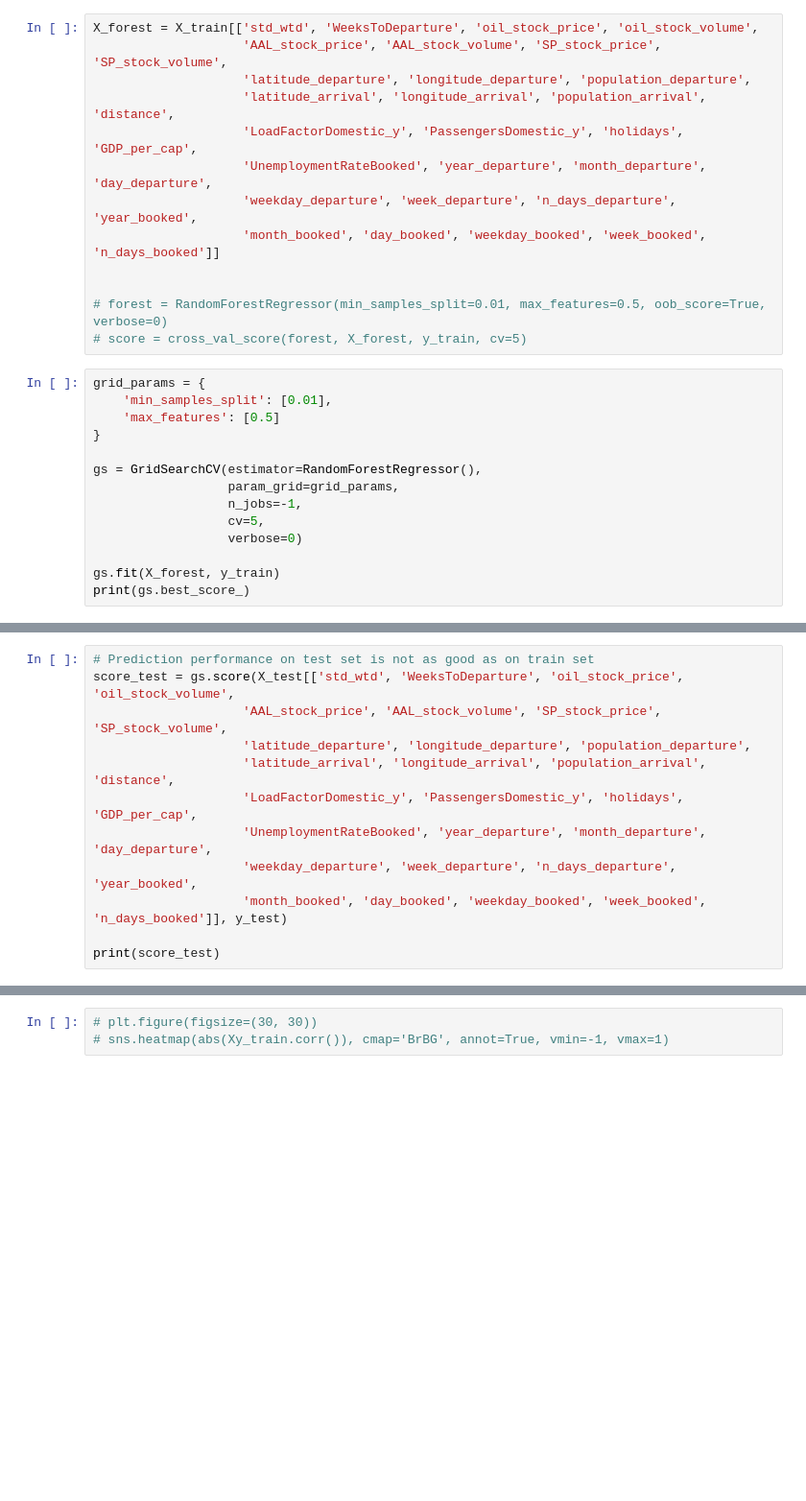
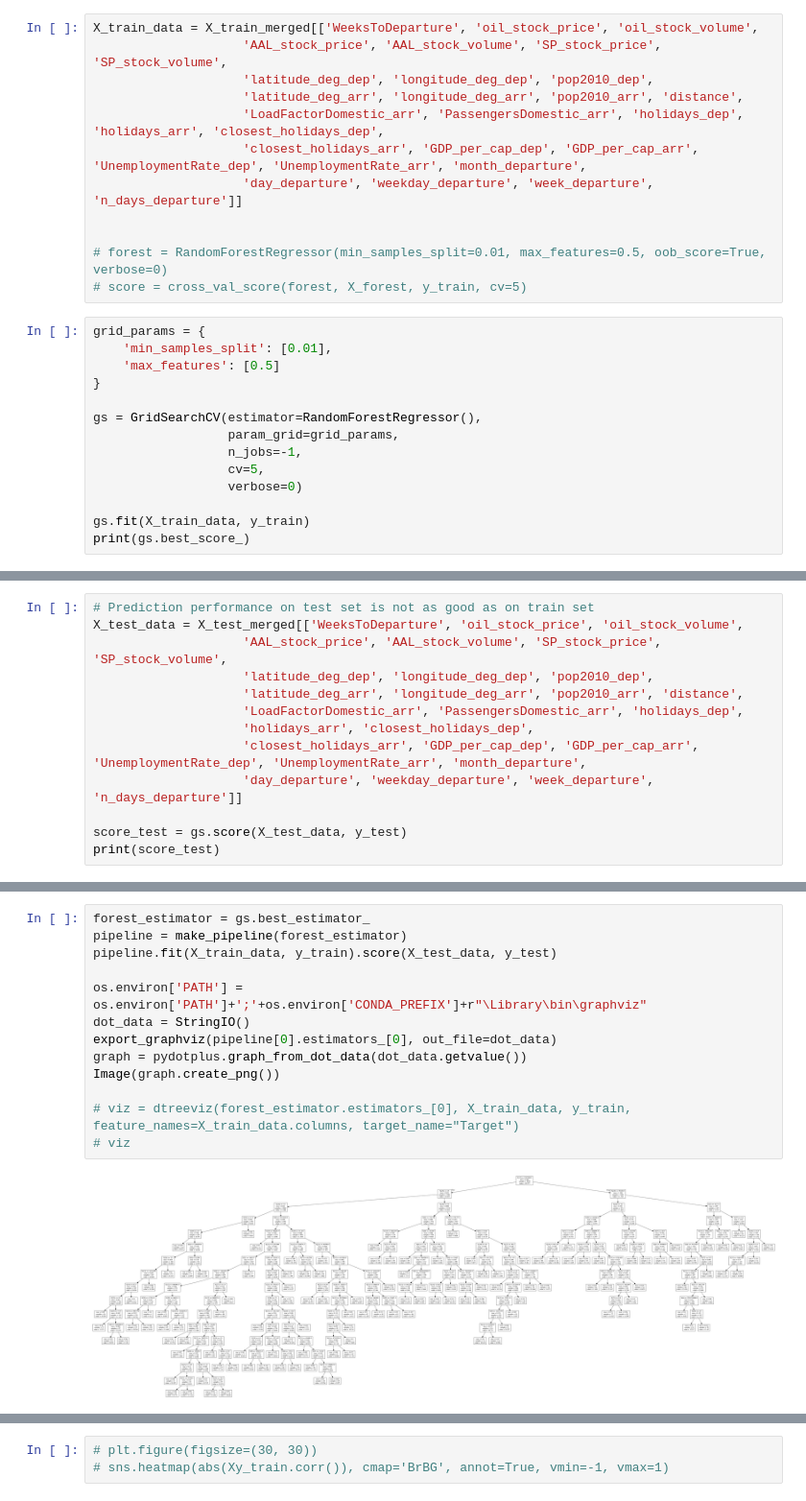
Before and after one commit to MaximeRedstone/air_traffic_project, a Jupyter notebook: src/modeling.ipynb, the cells around one changed output, grey strips where cells are left out. Shown at 96% size. Cells and saved outputs as stored; diff of their text form; blank space fills up the shorter version.

```diff
--- a/src/modeling.ipynb
+++ b/src/modeling.ipynb
@@ -72,12 +58,11 @@ def evaluate(model, test_features, test_labels):
 # %%
-X_forest = X_train[['std_wtd', 'WeeksToDeparture', 'oil_stock_price', 'oil_stock_volume',
+X_train_data = X_train_merged[['WeeksToDeparture', 'oil_stock_price', 'oil_stock_volume',
                     'AAL_stock_price', 'AAL_stock_volume', 'SP_stock_price', 'SP_stock_volume',
-                    'latitude_departure', 'longitude_departure', 'population_departure',
-                    'latitude_arrival', 'longitude_arrival', 'population_arrival', 'distance',
-                    'LoadFactorDomestic_y', 'PassengersDomestic_y', 'holidays', 'GDP_per_cap',
-                    'UnemploymentRateBooked', 'year_departure', 'month_departure', 'day_departure',
-                    'weekday_departure', 'week_departure', 'n_days_departure', 'year_booked',
-                    'month_booked', 'day_booked', 'weekday_booked', 'week_booked', 'n_days_booked']]
+                    'latitude_deg_dep', 'longitude_deg_dep', 'pop2010_dep',
+                    'latitude_deg_arr', 'longitude_deg_arr', 'pop2010_arr', 'distance',
+                    'LoadFactorDomestic_arr', 'PassengersDomestic_arr', 'holidays_dep', 'holidays_arr', 'closest_holidays_dep',
+                    'closest_holidays_arr', 'GDP_per_cap_dep', 'GDP_per_cap_arr', 'UnemploymentRate_dep', 'UnemploymentRate_arr', 'month_departure',
+                    'day_departure', 'weekday_departure', 'week_departure', 'n_days_departure']]
 
 
 # forest = RandomForestRegressor(min_samples_split=0.01, max_features=0.5, oob_score=True, verbose=0)
@@ -94,6 +79,6 @@ gs = GridSearchCV(estimator=RandomForestRegressor(),
                   cv=5,
                   verbose=0)
 
-gs.fit(X_forest, y_train)
+gs.fit(X_train_data, y_train)
 print(gs.best_score_)
 # %% [output]
@@ -101,13 +86,14 @@ print(gs.best_score_)
 # %%
 # Prediction performance on test set is not as good as on train set
-score_test = gs.score(X_test[['std_wtd', 'WeeksToDeparture', 'oil_stock_price', 'oil_stock_volume',
+X_test_data = X_test_merged[['WeeksToDeparture', 'oil_stock_price', 'oil_stock_volume',
                     'AAL_stock_price', 'AAL_stock_volume', 'SP_stock_price', 'SP_stock_volume',
-                    'latitude_departure', 'longitude_departure', 'population_departure',
-                    'latitude_arrival', 'longitude_arrival', 'population_arrival', 'distance',
-                    'LoadFactorDomestic_y', 'PassengersDomestic_y', 'holidays', 'GDP_per_cap',
-                    'UnemploymentRateBooked', 'year_departure', 'month_departure', 'day_departure',
-                    'weekday_departure', 'week_departure', 'n_days_departure', 'year_booked',
-                    'month_booked', 'day_booked', 'weekday_booked', 'week_booked', 'n_days_booked']], y_test)
+                    'latitude_deg_dep', 'longitude_deg_dep', 'pop2010_dep',
+                    'latitude_deg_arr', 'longitude_deg_arr', 'pop2010_arr', 'distance',
+                    'LoadFactorDomestic_arr', 'PassengersDomestic_arr', 'holidays_dep',
+                    'holidays_arr', 'closest_holidays_dep',
+                    'closest_holidays_arr', 'GDP_per_cap_dep', 'GDP_per_cap_arr', 'UnemploymentRate_dep', 'UnemploymentRate_arr', 'month_departure',
+                    'day_departure', 'weekday_departure', 'week_departure', 'n_days_departure']]
 
+score_test = gs.score(X_test_data, y_test)
 print(score_test)
 # %% [output]
@@ -114,0 +107,15 @@ print(score_test)
+# %%
+forest_estimator = gs.best_estimator_
+pipeline = make_pipeline(forest_estimator)
+pipeline.fit(X_train_data, y_train).score(X_test_data, y_test)
+
+os.environ['PATH'] = os.environ['PATH']+';'+os.environ['CONDA_PREFIX']+r"\Library\bin\graphviz"
+dot_data = StringIO()
+export_graphviz(pipeline[0].estimators_[0], out_file=dot_data)
+graph = pydotplus.graph_from_dot_data(dot_data.getvalue())
+Image(graph.create_png())
+
+# viz = dtreeviz(forest_estimator.estimators_[0], X_train_data, y_train, feature_names=X_train_data.columns, target_name="Target")
+# viz
+# %% [output]
+[figure, added]
```
Also changed, not shown: parts of 19 cells of this notebook, 15 other files.
